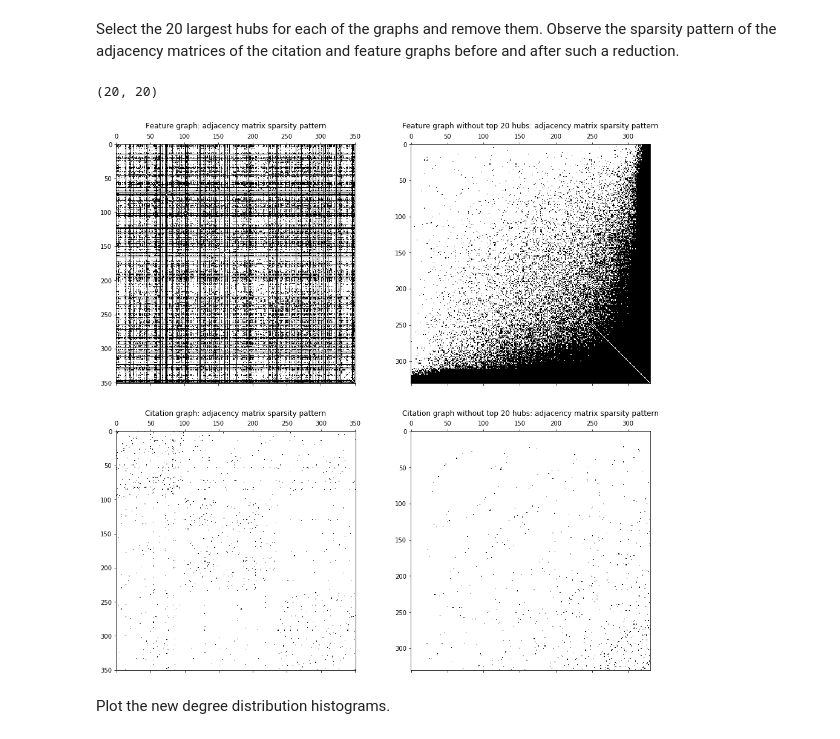
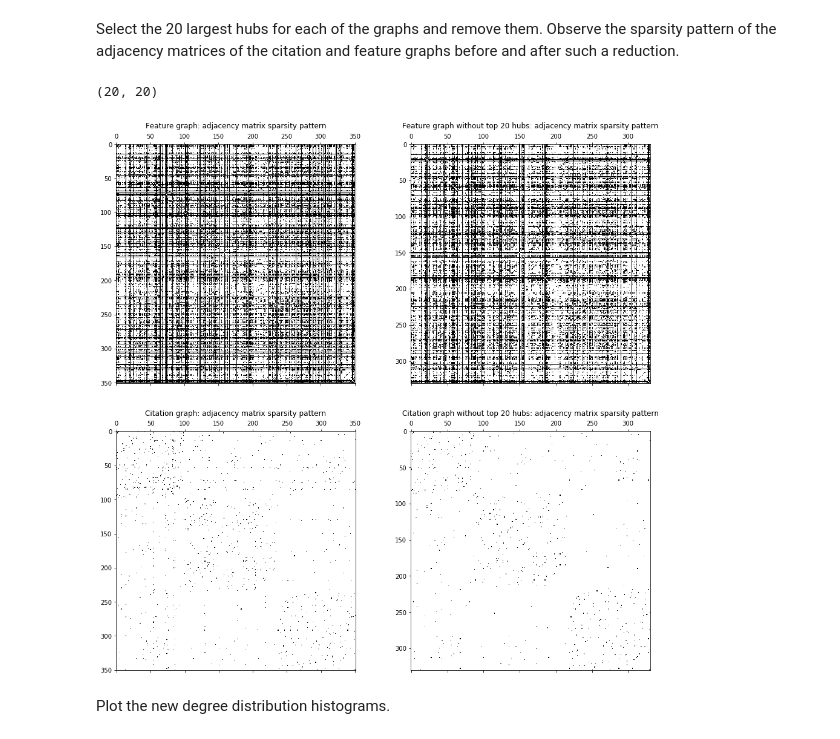
Before and after one commit to alielabridi/NTDS_2019, a Jupyter notebook: assignments/1_network_science-final.ipynb, the cells around one changed output. Drawn from its saved outputs; the diff is of its cells as text; code cells hidden in the pictures.

Commit message:
Cleaning up section 1 & comments in 2
-New A_citation (from Ali's version)
-Removed sorting for sparse matrix comparison.
-Adjusted code for the reduced citation matrix (pruning, answers...)

```diff
--- a/assignments/1_network_science-final.ipynb
+++ b/assignments/1_network_science-final.ipynb
@@ -185,3 +141,13 @@ A_citation.shape
+# %%
+cora_cites = np.genfromtxt('data/cora/cora.cites', delimiter='\t')
+
+n_nodes = pd_content.shape[0]
+A_citation = np.zeros((n_nodes, n_nodes), dtype=int)
+for cited, citing in cora_cites:
+    cited = pd_content[pd_content["paper_id"] == int(cited)].index[0]
+    citing = pd_content[pd_content["paper_id"] == int(citing)].index[0]
+    A_citation[cited, citing] = 1
+    A_citation[citing, cited] = 1
 # %%
 A_citation.shape
 # %% [output]
@@ -194,13 +160,8 @@ array([0, 1])
 Get the adjacency matrix of the citation graph for the field that you chose.
 You have to appropriately reduce the adjacency matrix of the citation graph.
 # %%
-'''
-Warning Adjacenecy matrix is A_citation, NOT A_citation_feat
-for all the _features stuff we use A_feature
-'''
 my_field_columns = np.where(np.asarray([my_field_mask]))[1].tolist()
 
-A_citation = A_citation[:,my_field_columns]
-A_citation = A_citation[my_field_columns,:]
+A_citation = A_citation[my_field_columns,:][:,my_field_columns]
 A_citation.shape
 # %% [output]
@@ -286,32 +246,32 @@ For the selected feature graph the histogram shows that the degrees have a lower
 # %% [markdown]
 Select the 20 largest hubs for each of the graphs and remove them. Observe the sparsity pattern of the adjacency matrices of the citation and feature graphs before and after such a reduction.
 # %%
-small_node_ind = (degrees_citation.argsort()[:-20])
+small_node_ind = np.sort(degrees_citation.argsort()[:-20])
 reduced_A_citation = A_citation[:,small_node_ind]
 reduced_A_citation = reduced_A_citation[small_node_ind,:]
 
-small_node_ind = (degrees_feature.argsort()[:-20])
+small_node_ind = np.sort(degrees_feature.argsort()[:-20])
 reduced_A_feature = A_feature[:,small_node_ind]
 reduced_A_feature = reduced_A_feature[small_node_ind,:]
 
 small_node_ind = np.sort(degrees_citation.argsort()[-20:])
 largestHubs = A_citation[:,small_node_ind]
 largestHubs = largestHubs[small_node_ind,:]
 
 fig, axes = plt.subplots(2, 2, figsize=(16, 16))
 _=axes[0, 0].set_title('Feature graph: adjacency matrix sparsity pattern')
 _=axes[0, 0].spy(A_feature);
 _=axes[0, 0].set_xlim([0,len(A_feature)])
 _=axes[0, 1].set_title('Feature graph without top 20 hubs: adjacency matrix sparsity pattern')
 _=axes[0, 1].spy(reduced_A_feature);
 _=axes[1, 0].set_title('Citation graph: adjacency matrix sparsity pattern')
 _=axes[1, 0].spy(A_citation);
 _=axes[1, 1].set_title('Citation graph without top 20 hubs: adjacency matrix sparsity pattern')
 _=axes[1, 1].spy(reduced_A_citation);
 largestHubs.shape
 # %% [output]
 (20, 20)
-[figure, old version]
+[figure, new version]
 # %% [markdown]
 Plot the new degree distribution histograms.
 # %%
```
Also changed, not shown: parts of 24 cells of this notebook.
